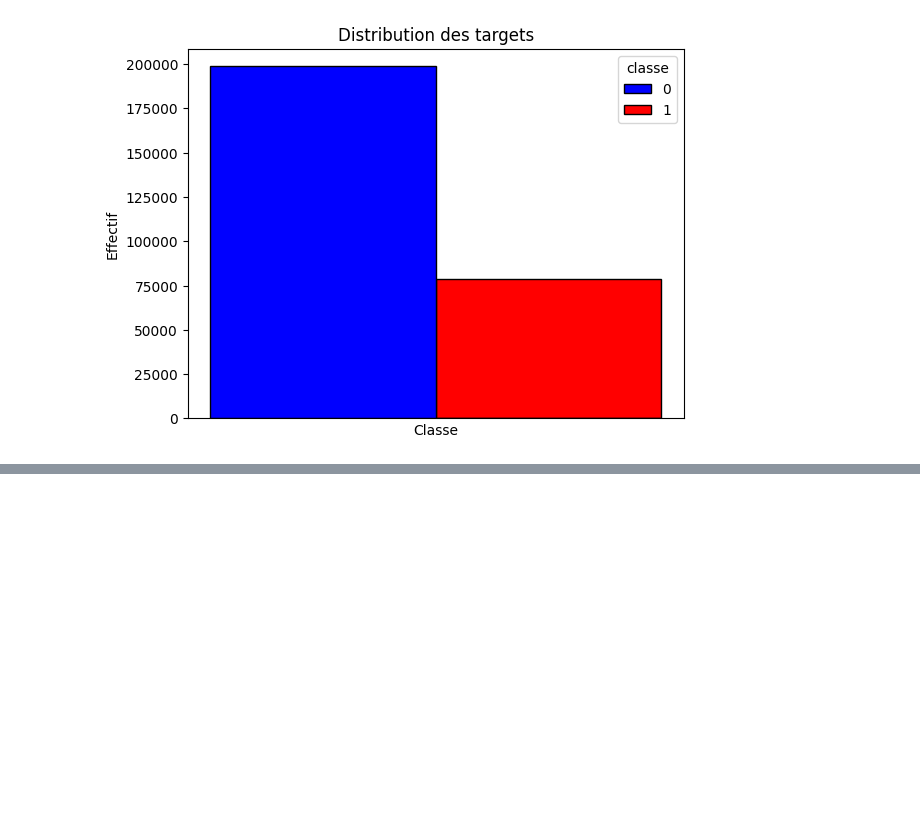
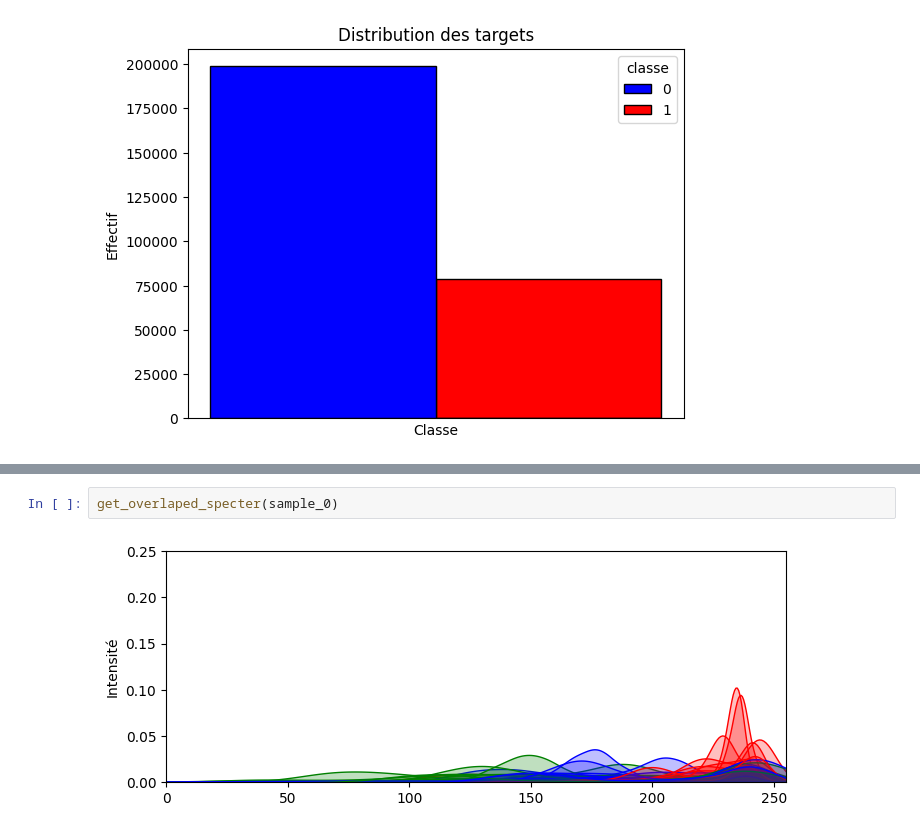
Before and after one commit to trentinx/ruban_rose, a Jupyter notebook: notebooks/01-EDA.ipynb, the cells around one changed output, grey strips where cells are left out. Drawn from its saved outputs; the diff is of its cells as text; blank space fills up the shorter version.

```diff
--- a/notebooks/01-EDA.ipynb
+++ b/notebooks/01-EDA.ipynb
@@ -206,0 +71,4 @@ df = pd.DataFrame(samples,columns=columns)
+# %%
+get_overlaped_specter(sample_0)
+# %% [output]
+[figure, added]
```
Also changed, not shown: parts of 52 cells of this notebook, 9 other files.
